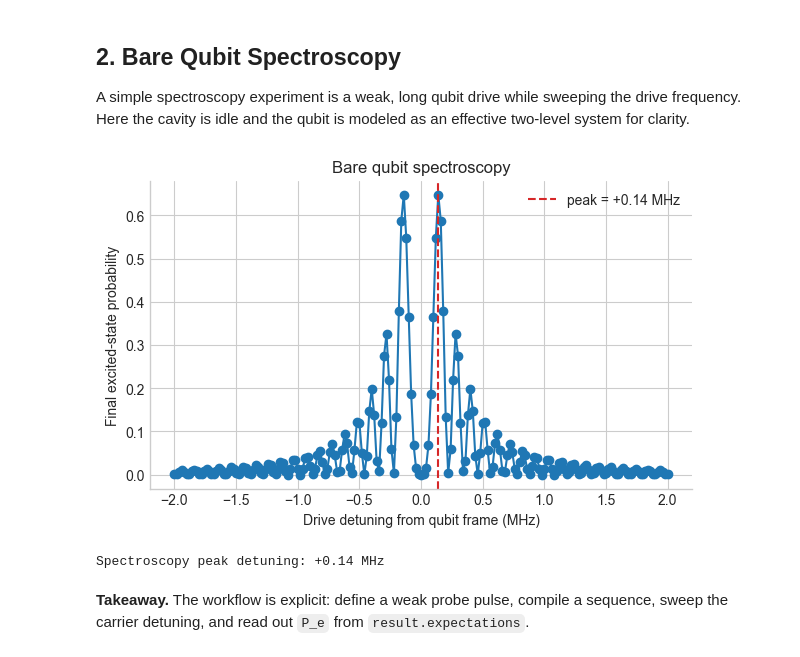
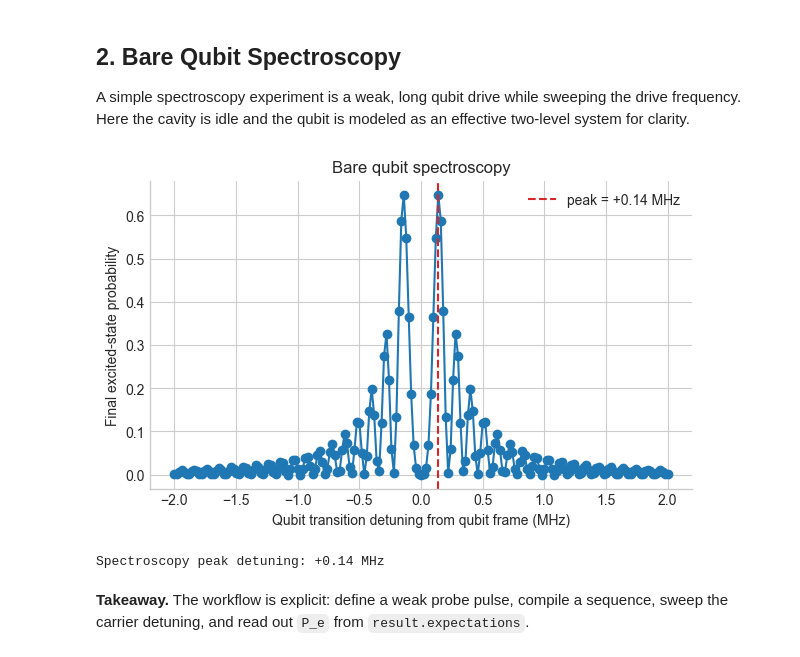
Before and after one commit to SoraUmika/qubox_cQEDsim, a Jupyter notebook: usage_examples.ipynb, the cells around one changed output. Cells and saved outputs as stored; diff of their text form; code cells hidden in the pictures.

```diff
--- a/usage_examples.ipynb
+++ b/usage_examples.ipynb
@@ -174,7 +175,7 @@ for detuning_mhz in spectroscopy_detunings_mhz:
         t0=0.0,
         duration=spectroscopy_duration,
         envelope=square_envelope,
-        carrier=MHz(detuning_mhz),
+        carrier=carrier_for_transition_frequency(MHz(detuning_mhz)),
         amp=spectroscopy_amp,
         label="spec_probe",
     )
@@ -193,16 +194,16 @@ spectroscopy_peak_mhz = float(spectroscopy_detunings_mhz[int(np.argmax(spectrosc
 # %%
 fig, ax = plt.subplots()
 ax.plot(spectroscopy_detunings_mhz, spectroscopy_response, marker="o", lw=1.5)
 ax.axvline(spectroscopy_peak_mhz, color="tab:red", ls="--", label=f"peak = {spectroscopy_peak_mhz:+.2f} MHz")
-ax.set_xlabel("Drive detuning from qubit frame (MHz)")
+ax.set_xlabel("Qubit transition detuning from qubit frame (MHz)")
 ax.set_ylabel("Final excited-state probability")
 ax.set_title("Bare qubit spectroscopy")
 ax.legend()
 plt.show()
 
 print(f"Spectroscopy peak detuning: {spectroscopy_peak_mhz:+.2f} MHz")
 # %% [output]
-[figure, old version]
+[figure, new version]
 Spectroscopy peak detuning: +0.14 MHz
 # %% [markdown]
 **Takeaway.** The workflow is explicit: define a weak probe pulse, compile a sequence, sweep the carrier detuning, and read out `P_e` from `result.expectations`.
```
Also changed, not shown: parts of 11 cells of this notebook, 38 other files.
